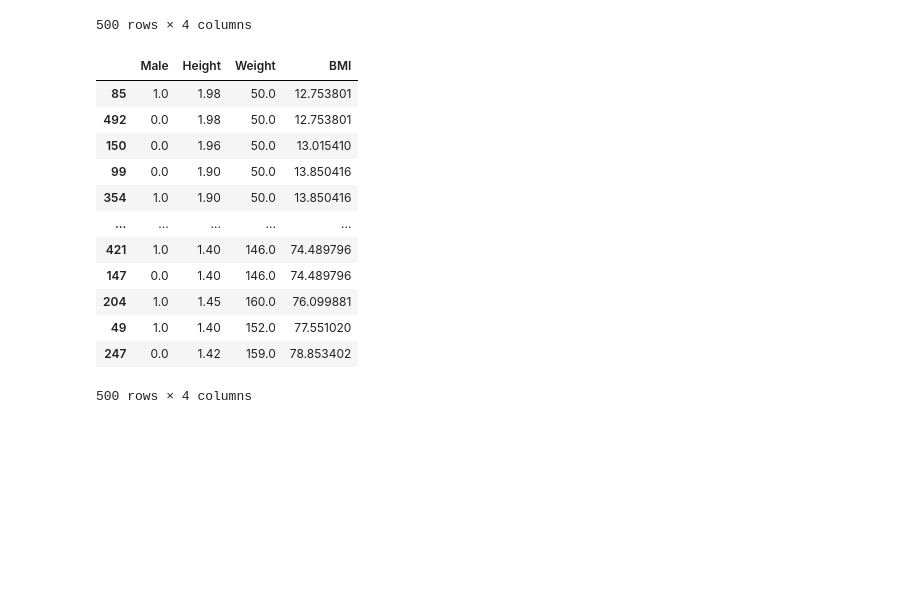
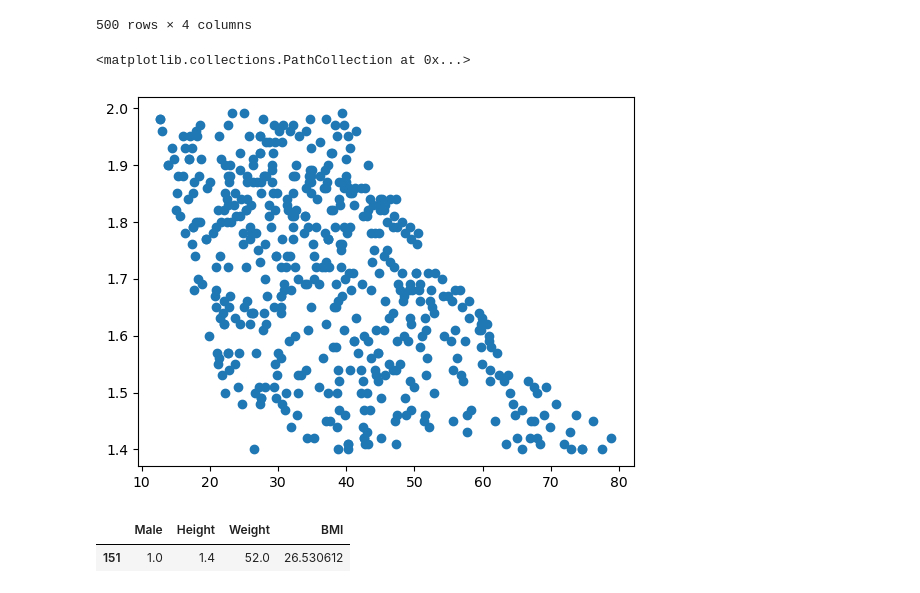
Before and after one commit to Abdullah-Hamad-Almousa/ArrayTesting, a Jupyter notebook: notes/PandasNote.ipynb, the cells around one changed output. Drawn from its saved outputs; the diff is of its cells as text; code cells hidden in the pictures; blank space fills up the shorter version.

```diff
--- a/notes/PandasNote.ipynb
+++ b/notes/PandasNote.ipynb
@@ -573,19 +574,13 @@ df.sort_values("BMI", ascending=False)
 | 85 | 1.0 | 1.98 | 50.0 | 12.753801 |
 | 492 | 0.0 | 1.98 | 50.0 | 12.753801 |
 500 rows × 4 columns
-# %%
-df.sort_values("BMI")
-# %% [output]
-|  | Male | Height | Weight | BMI |
-| 85 | 1.0 | 1.98 | 50.0 | 12.753801 |
-| 492 | 0.0 | 1.98 | 50.0 | 12.753801 |
-| 150 | 0.0 | 1.96 | 50.0 | 13.015410 |
-| 99 | 0.0 | 1.90 | 50.0 | 13.850416 |
-| 354 | 1.0 | 1.90 | 50.0 | 13.850416 |
-| ... | ... | ... | ... | ... |
-| 421 | 1.0 | 1.40 | 146.0 | 74.489796 |
-| 147 | 0.0 | 1.40 | 146.0 | 74.489796 |
-| 204 | 1.0 | 1.45 | 160.0 | 76.099881 |
-| 49 | 1.0 | 1.40 | 152.0 | 77.551020 |
-| 247 | 0.0 | 1.42 | 159.0 | 78.853402 |
-500 rows × 4 columns
+# %%
+plt.scatter(x="BMI", y="Height", data=df)
+# %% [output]
+<matplotlib.collections.PathCollection at 0x...>
+[figure, added]
+# %%
+df.query('BMI < 30 & Height < 1.42')
+# %% [output]
+|  | Male | Height | Weight | BMI |
+| 151 | 1.0 | 1.4 | 52.0 | 26.530612 |
```
Also changed, not shown: parts of 2 cells of this notebook, 1 other file.
